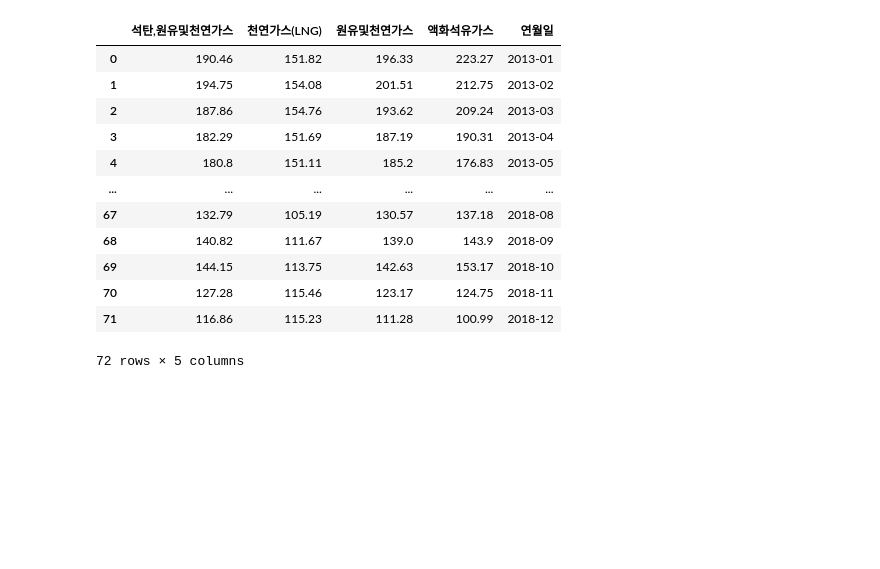
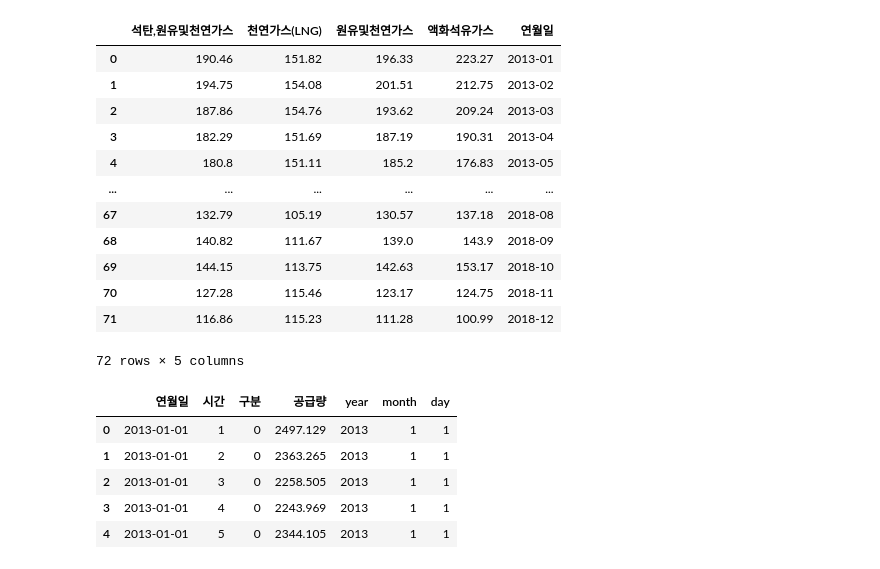
Before and after one commit to heehminh/BDP-Project, a Jupyter notebook: spark_preprocessing.ipynb, the cells around one changed output. Cells and saved outputs as stored; diff of their text form; code cells hidden in the pictures; blank space fills up the shorter version.

```diff
--- a/spark_preprocessing.ipynb
+++ b/spark_preprocessing.ipynb
@@ -364,0 +356,9 @@ main_join = spark.createDataFrame(main_join)
+# %%
+main.head(5)
+# %% [output]
+|  | 연월일 | 시간 | 구분 | 공급량 | year | month | day |
+| 0 | 2013-01-01 | 1 | 0 | 2497.129 | 2013 | 1 | 1 |
+| 1 | 2013-01-01 | 2 | 0 | 2363.265 | 2013 | 1 | 1 |
+| 2 | 2013-01-01 | 3 | 0 | 2258.505 | 2013 | 1 | 1 |
+| 3 | 2013-01-01 | 4 | 0 | 2243.969 | 2013 | 1 | 1 |
+| 4 | 2013-01-01 | 5 | 0 | 2344.105 | 2013 | 1 | 1 |
```
Also changed, not shown: parts of 41 cells of this notebook, 1 other file.
